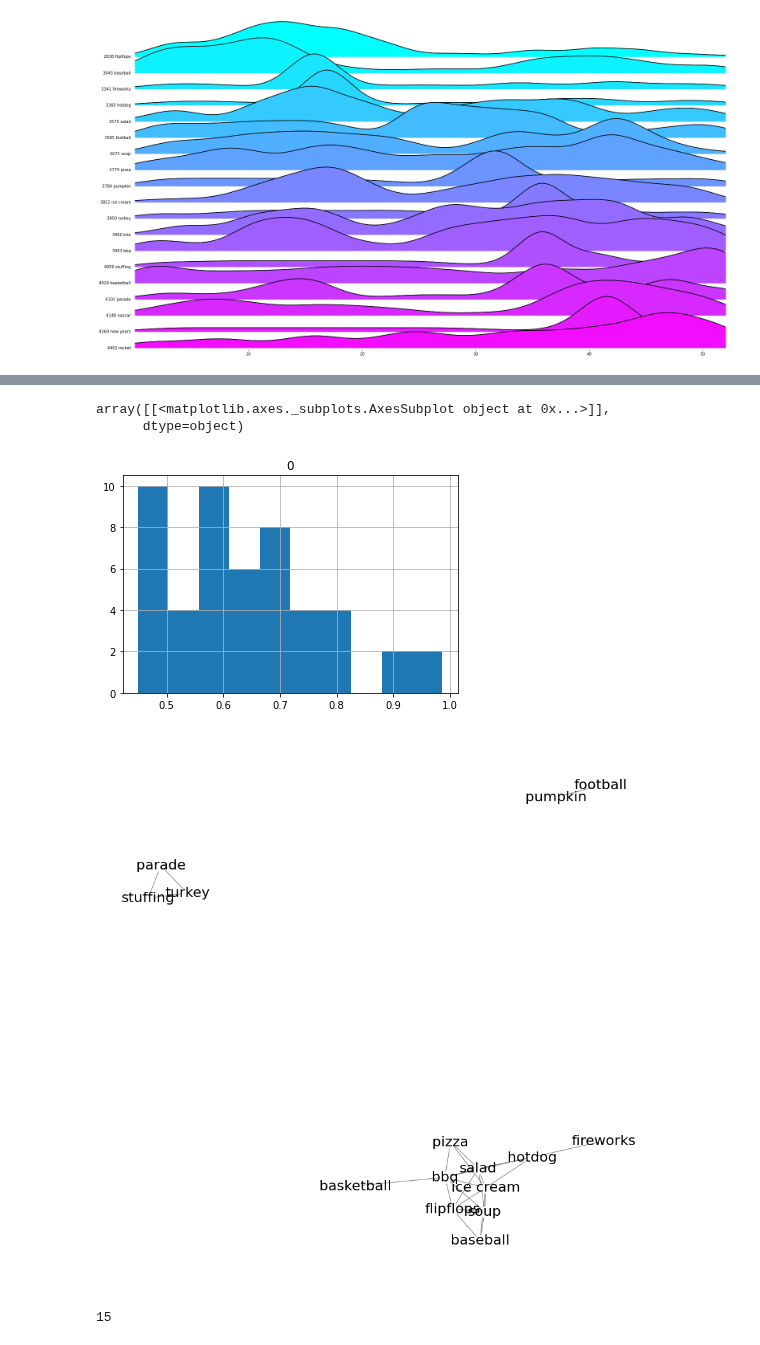
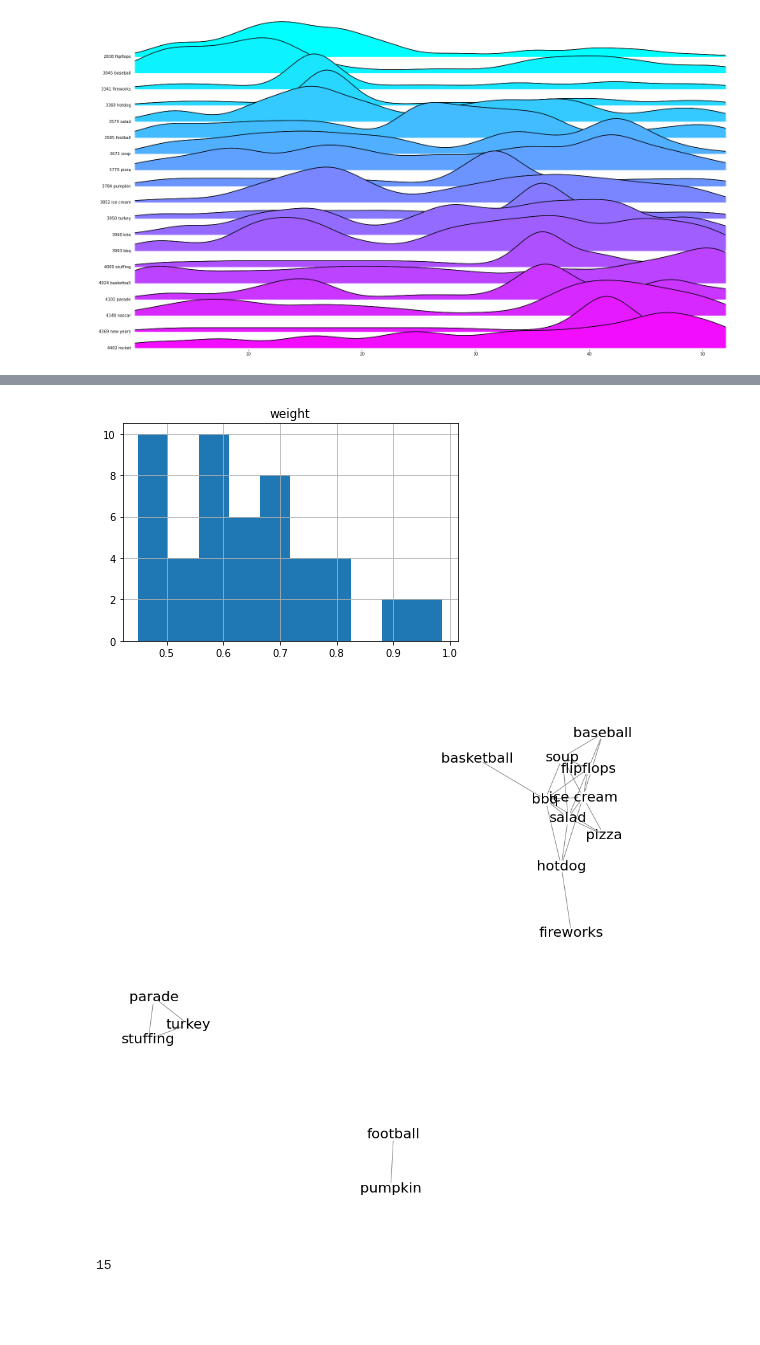
Before and after one commit to pinballsurgeon/deluxo_adjacency, a Jupyter notebook: emergence.ipynb, the cells around one changed output, grey strips where cells are left out. Drawn from its saved outputs; the diff is of its cells as text; code cells hidden in the pictures; blank space fills up the shorter version.

```diff
--- a/emergence.ipynb
+++ b/emergence.ipynb
@@ -231,3 +231,25 @@ def get_pairwise_similarity(df_features, topics, std_factor):
   return df_slice
 
   #df_slice.hist()
+# %%
+def build_graph_network(df_slice):
+
+  # build graph
+  G = nx.from_pandas_edgelist(df_slice
+                            ,'source'          # parent
+                            ,'target'          # child
+                            , ['weight'])      # relationship
+
+
+  # define plot area
+  plt.figure(3,figsize=(12,12))
+
+
+  # visualize graph
+  nx.draw(G
+      ,with_labels=True
+      ,edge_color='gray'
+      ,node_color='white'
+      ,font_size=22)
+
+  return G
@@ -294,18 +285,0 @@ get_pairwise_similarity(df_features, topics, std_factor)
-# %%
-# pair wise correlation / similarity
-c = df_features.corr().abs()
-
-# flatten and sort
-so = c.unstack().sort_values(kind="quicksort")
-
-# remove low connections
-min_connection_strength = so.mean() + ( std_factor * so.std() )
-min_connection_cutoff = len(so) - len(so[so > min_connection_strength])
-
-# turn to frame
-df_slice = so[min_connection_cutoff:-len(topics)].to_frame()
-df_slice.hist()
-# %% [output]
-array([[<matplotlib.axes._subplots.AxesSubplot object at 0x...>]],
-      dtype=object)
-[figure, removed]
@@ -316,27 +286,15 @@ df_slice.columns = ['source','target','weight']
-# %%
-
-
-
-
-# build graph
-G = nx.from_pandas_edgelist(df_slice
-                           ,'source'          # parent
-                           ,'target'          # child
-                           , ['weight'])      # relationship
-
-
-# define plot area
-plt.figure(3,figsize=(12,12))
-
-
-# visualize graph
-nx.draw(G
-     ,with_labels=True
-     ,edge_color='gray'
-     ,node_color='white'
-     ,font_size=22)
-# %% [output]
-[figure, removed]
+# %%
+# time-based pairwise similiarity weights
+df_slice = get_pairwise_similarity(df_features, topics, std_factor)
+
+# display flattened histogram
+df_slice.hist()
+
+# build graph
+G = build_graph_network(df_slice)
+# %% [output]
+[figure, added]
+[figure, added]
 # %%
 ### graph properties
 
```
Also changed, not shown: parts of 8 cells of this notebook.
